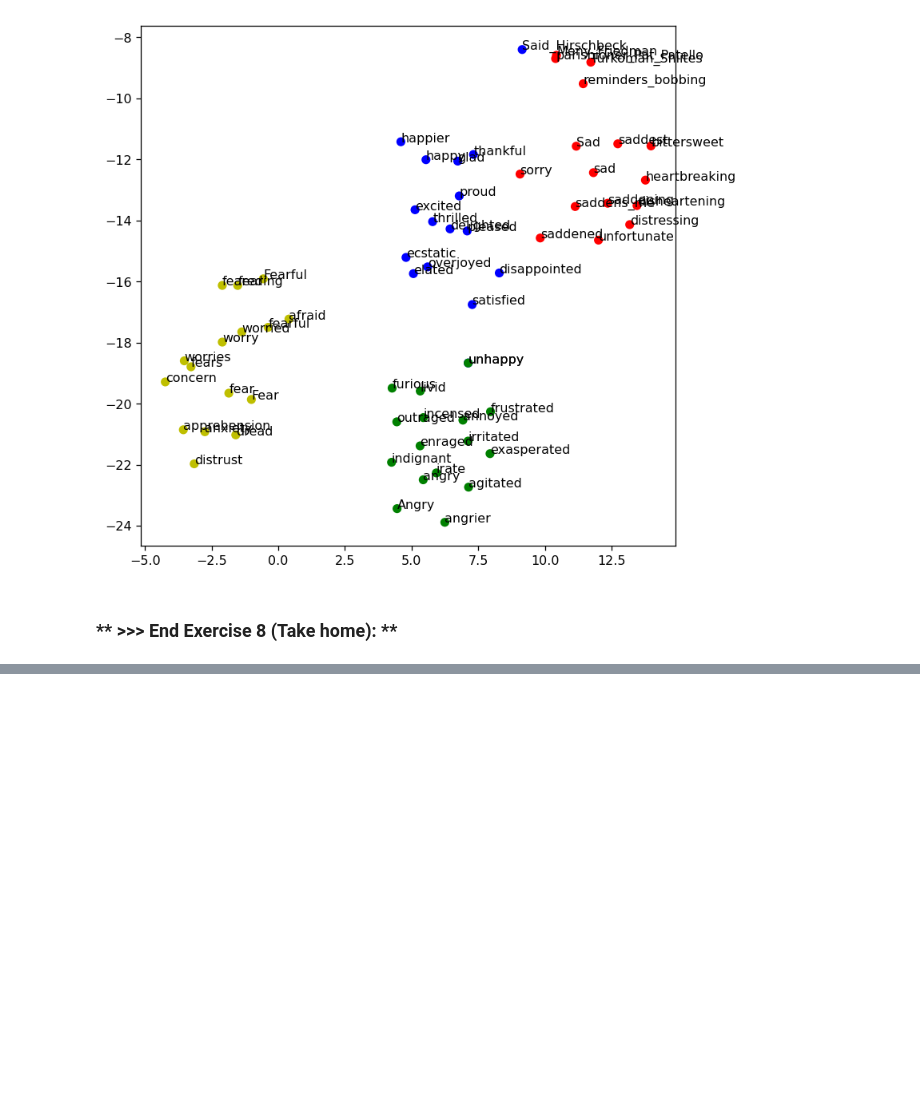
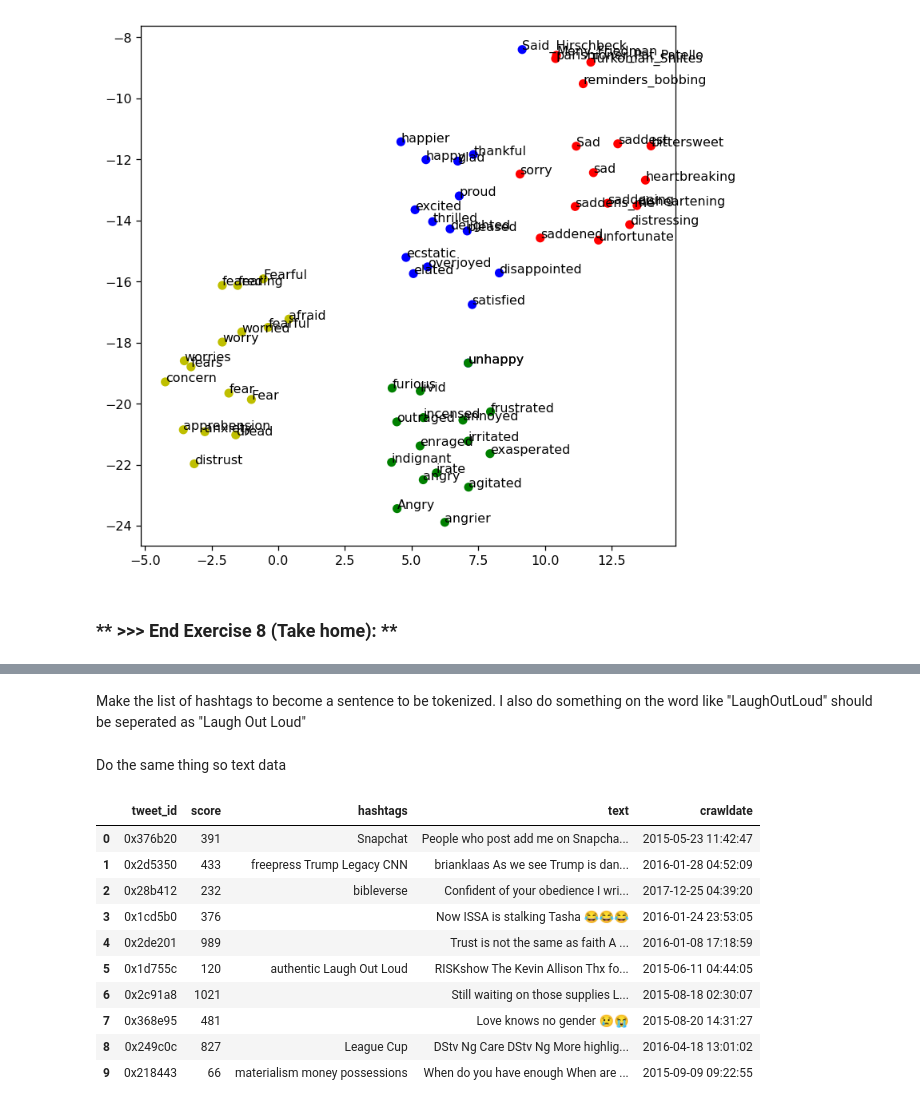
Before and after one commit to Pochenlin513/DM2021-Lab2-Homework, a Jupyter notebook: DM2021-Lab2-Homework.ipynb, the cells around one changed output, grey strips where cells are left out. Saved outputs shown, nothing was run; the diff lists cells and outputs as text; code cells hidden in the pictures; blank space fills up the shorter version.

```diff
--- a/DM2021-Lab2-Homework.ipynb
+++ b/DM2021-Lab2-Homework.ipynb
@@ -704,0 +735,6 @@ plt.show()
+# %%
+f = open(path, 'r', encoding='utf-8')
+data=[]
+for line in f.readlines():
+    dic = json.loads(line)
+    data.append(dic)
@@ -704,0 +757,15 @@ plt.show()
+# %%
+score = []
+hashtags = []
+tweet_id = []
+text = []
+crawldate = []
+
+for d in data:
+    score.append(d['_score'])
+    hashtags.append(d['_source']['tweet']['hashtags'])
+    tweet_id.append(d['_source']['tweet']['tweet_id'])
+    text.append(d['_source']['tweet']['text'])
+    crawldate.append(d['_crawldate'])
+# %% [markdown]
+Make the list of hashtags to become a sentence to be tokenized.  I also do something on the word like "LaughOutLoud" should be seperated as "Laugh Out Loud"
@@ -704,0 +778,2 @@ plt.show()
+# %% [markdown]
+Do the same thing so text data
@@ -704,0 +787,16 @@ plt.show()
+# %%
+dataset = np.vstack((tweet_id, score, hashtags_str, text_str, crawldate)).T
+df = pd.DataFrame(dataset, columns=['tweet_id', 'score', 'hashtags', 'text', 'crawldate'])
+df.head(10)
+# %% [output]
+|  | tweet_id | score | hashtags | text | crawldate |
+| 0 | 0x376b20 | 391 | Snapchat | People who post add me on Snapcha... | 2015-05-23 11:42:47 |
+| 1 | 0x2d5350 | 433 | freepress Trump Legacy CNN | brianklaas As we see Trump is dan... | 2016-01-28 04:52:09 |
+| 2 | 0x28b412 | 232 | bibleverse | Confident of your obedience I wri... | 2017-12-25 04:39:20 |
+| 3 | 0x1cd5b0 | 376 |  | Now ISSA is stalking Tasha 😂😂😂 | 2016-01-24 23:53:05 |
+| 4 | 0x2de201 | 989 |  | Trust is not the same as faith A ... | 2016-01-08 17:18:59 |
+| 5 | 0x1d755c | 120 | authentic Laugh Out Loud | RISKshow The Kevin Allison Thx fo... | 2015-06-11 04:44:05 |
+| 6 | 0x2c91a8 | 1021 |  | Still waiting on those supplies L... | 2015-08-18 02:30:07 |
+| 7 | 0x368e95 | 481 |  | Love knows no gender 😢😭 | 2015-08-20 14:31:27 |
+| 8 | 0x249c0c | 827 | League Cup | DStv Ng Care DStv Ng More highlig... | 2016-04-18 13:01:02 |
+| 9 | 0x218443 | 66 | materialism money possessions | When do you have enough When are ... | 2015-09-09 09:22:55 |
```
Also changed, not shown: parts of 38 cells of this notebook, 12 other files.
